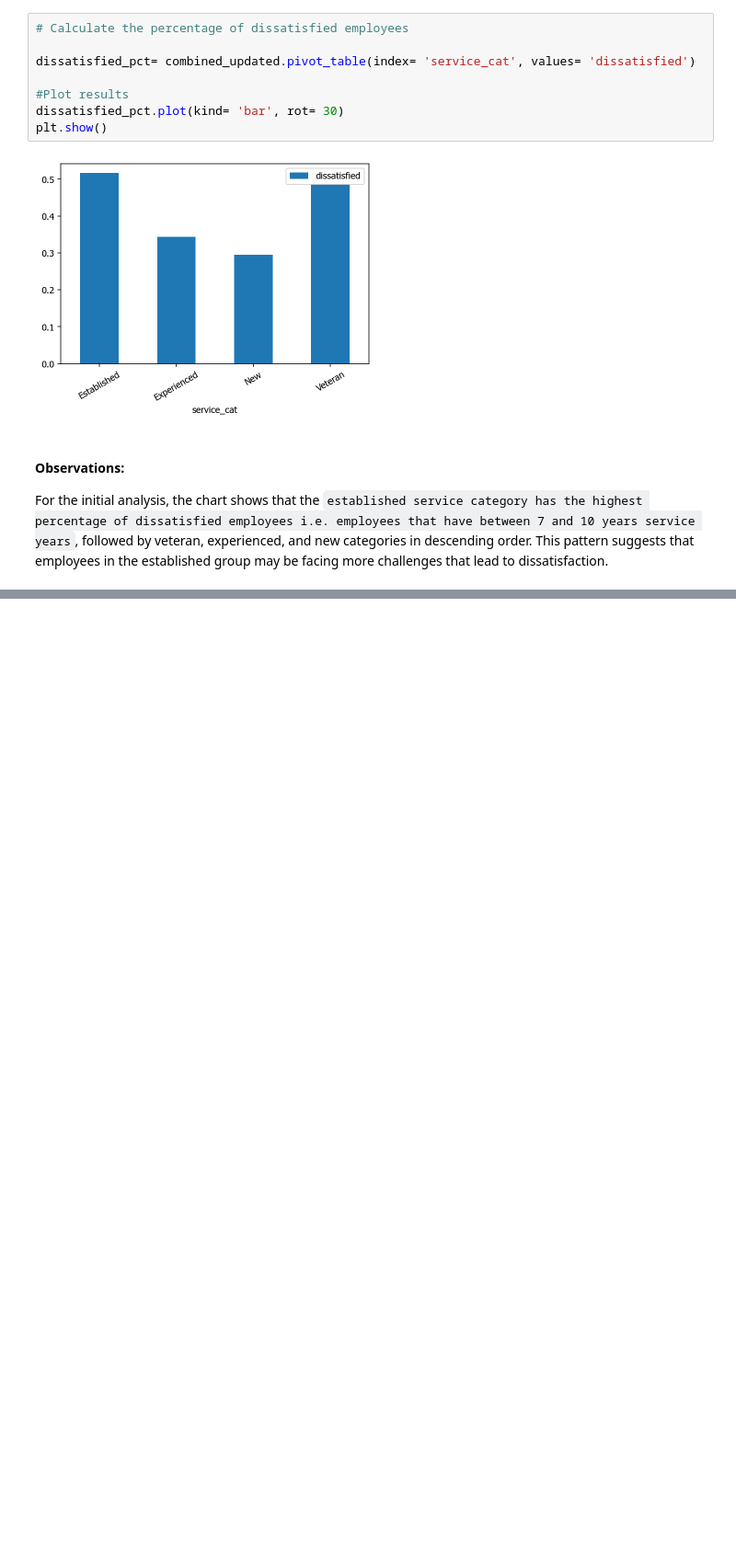
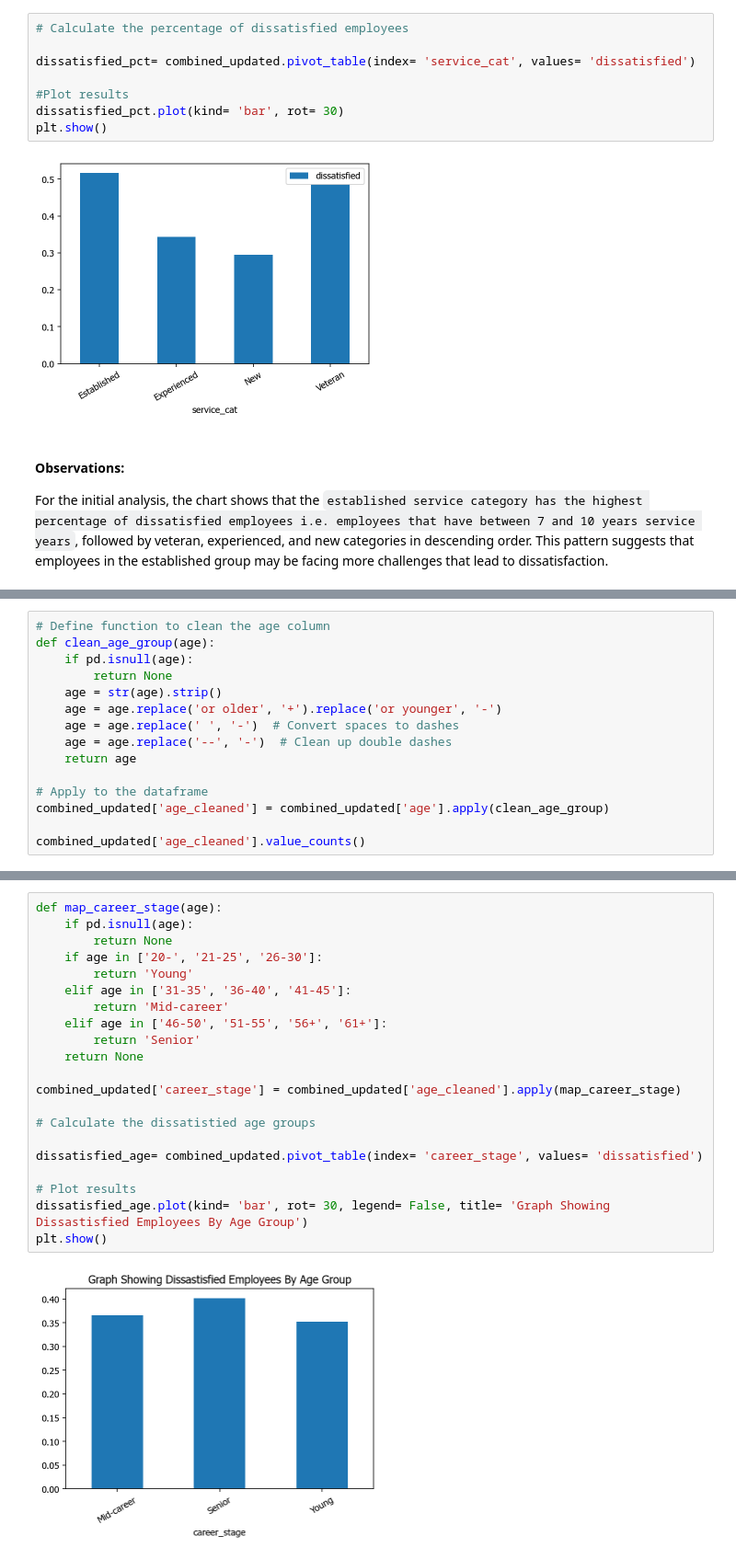
Before and after one commit to olusola-belle/employee_exit_surveys, a Jupyter notebook: employee_exit_surveys_project.ipynb, the cells around one changed output, grey strips where cells are left out. Shown: that part at 92% size. Cells and saved outputs as stored; diff of their text form; blank space fills up the shorter version.

Commit message:
feat: add clean age column and analyze

```diff
--- a/employee_exit_surveys_project.ipynb
+++ b/employee_exit_surveys_project.ipynb
@@ -754,0 +780,15 @@ Among the different career stages, the `Established and Veteran` groups show the
+# %%
+# Define function to clean the age column
+def clean_age_group(age):
+    if pd.isnull(age):
+        return None
+    age = str(age).strip()
+    age = age.replace('or older', '+').replace('or younger', '-')
+    age = age.replace(' ', '-')  # Convert spaces to dashes
+    age = age.replace('--', '-')  # Clean up double dashes
+    return age
+
+# Apply to the dataframe
+combined_updated['age_cleaned'] = combined_updated['age'].apply(clean_age_group)
+
+combined_updated['age_cleaned'].value_counts()
@@ -754,0 +820,23 @@ Among the different career stages, the `Established and Veteran` groups show the
+# %%
+def map_career_stage(age):
+    if pd.isnull(age):
+        return None
+    if age in ['20-', '21-25', '26-30']:
+        return 'Young'
+    elif age in ['31-35', '36-40', '41-45']:
+        return 'Mid-career'
+    elif age in ['46-50', '51-55', '56+', '61+']:
+        return 'Senior'
+    return None
+
+combined_updated['career_stage'] = combined_updated['age_cleaned'].apply(map_career_stage)
+
+# Calculate the dissatistied age groups
+
+dissatisfied_age= combined_updated.pivot_table(index= 'career_stage', values= 'dissatisfied')
+
+# Plot results
+dissatisfied_age.plot(kind= 'bar', rot= 30, legend= False, title= 'Graph Showing Dissastisfied Employees By Age Group')
+plt.show()
+# %% [output]
+[figure, added]
```
Also changed, not shown: parts of 11 cells of this notebook.
